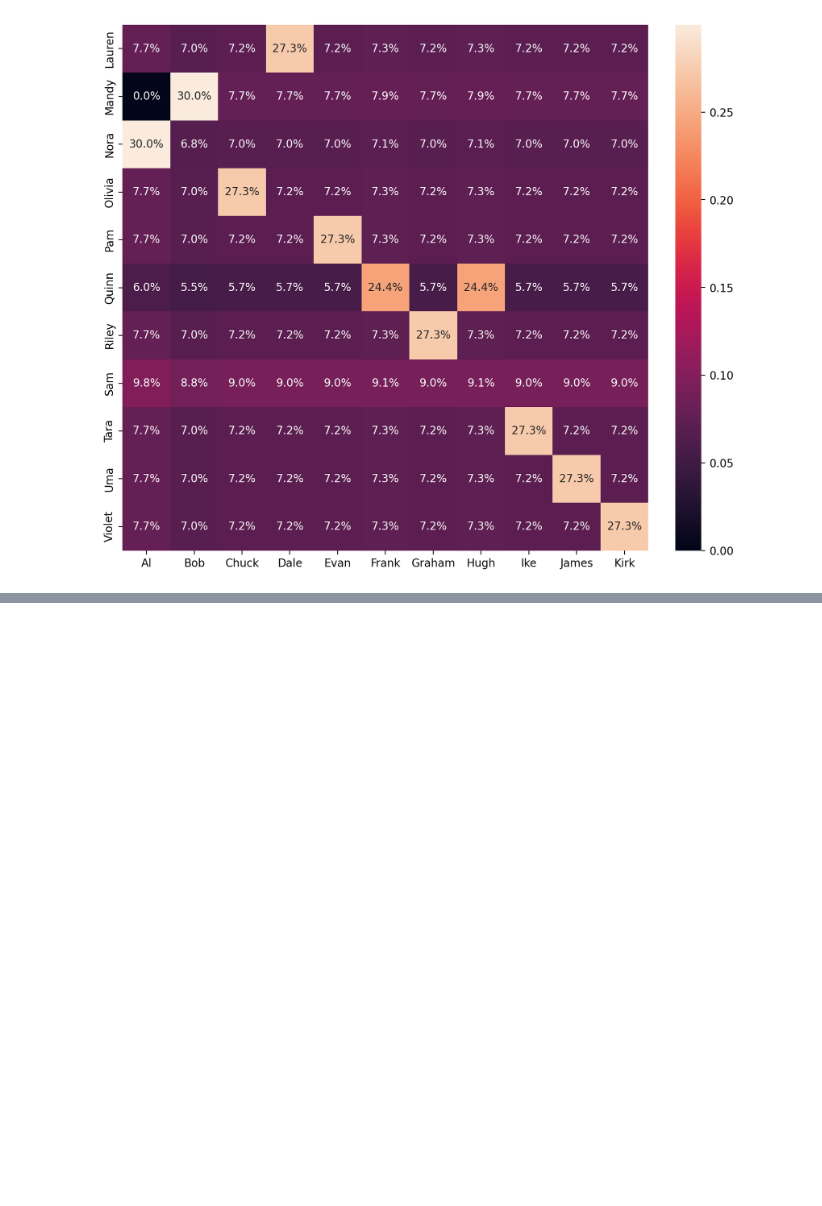
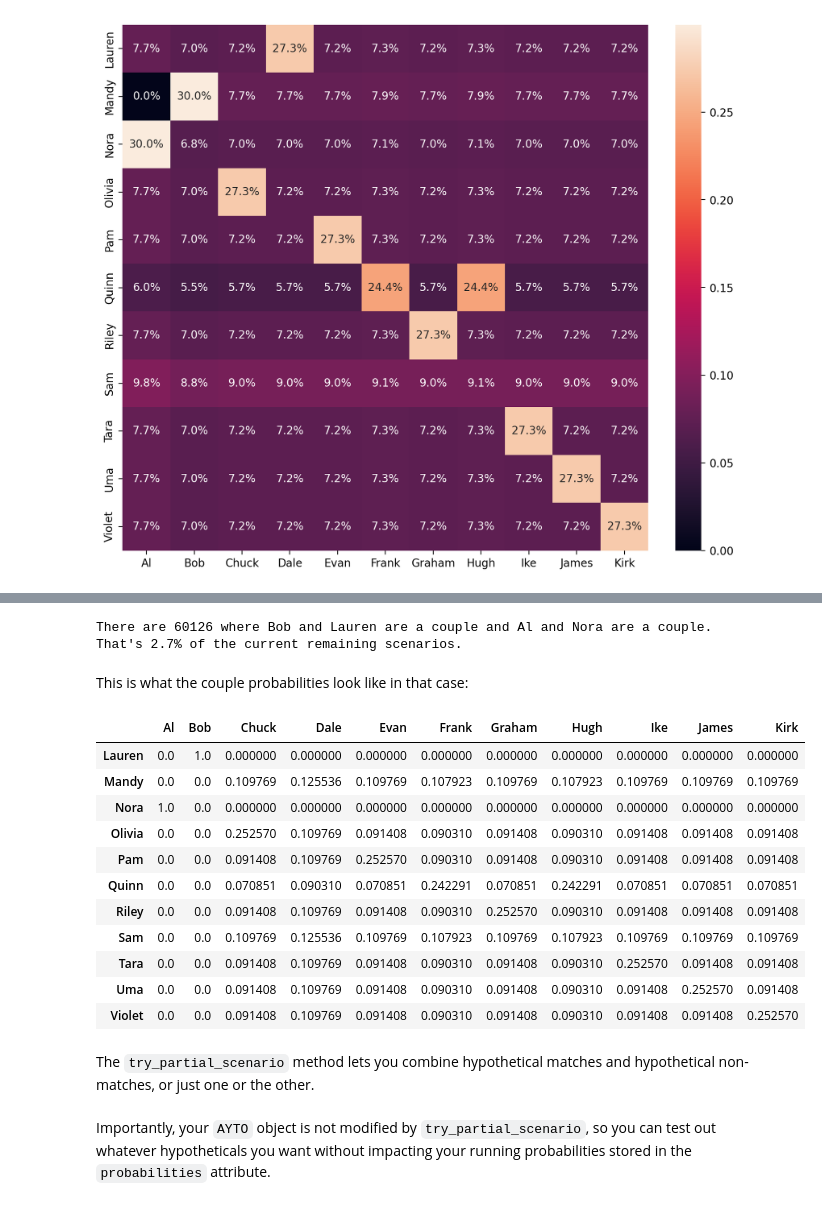
Before and after one commit to daturkel/ayto, a Jupyter notebook: demo.ipynb, the cells around one changed output, grey strips where cells are left out. Drawn from its saved outputs; the diff is of its cells as text; code cells hidden in the pictures; blank space fills up the shorter version.

```diff
--- a/demo.ipynb
+++ b/demo.ipynb
@@ -142,0 +172,29 @@ g = sns.heatmap(season.probabilities, annot=True, fmt="0.1%", ax=ax, square=True
+# %%
+num_scenarios, probability, couple_probabilities = season.try_partial_scenario(
+    matches=[("Bob", "Lauren"), ("Al", "Nora")]
+)
+
+print(f"There are {num_scenarios} where Bob and Lauren are a couple and Al and Nora are a couple.")
+print(f"That's {round(100 * probability, 1)}% of the current remaining scenarios.")
+# %% [output]
+There are 60126 where Bob and Lauren are a couple and Al and Nora are a couple.
+That's 2.7% of the current remaining scenarios.
+# %% [markdown]
+This is what the couple probabilities look like in that case:
+# %%
+couple_probabilities
+# %% [output]
+|  | Al | Bob | Chuck | Dale | Evan | Frank | Graham | Hugh | Ike | James | Kirk |
+| Lauren | 0.0 | 1.0 | 0.000000 | 0.000000 | 0.000000 | 0.000000 | 0.000000 | 0.000000 | 0.000000 | 0.000000 | 0.000000 |
+| Mandy | 0.0 | 0.0 | 0.109769 | 0.125536 | 0.109769 | 0.107923 | 0.109769 | 0.107923 | 0.109769 | 0.109769 | 0.109769 |
+| Nora | 1.0 | 0.0 | 0.000000 | 0.000000 | 0.000000 | 0.000000 | 0.000000 | 0.000000 | 0.000000 | 0.000000 | 0.000000 |
+| Olivia | 0.0 | 0.0 | 0.252570 | 0.109769 | 0.091408 | 0.090310 | 0.091408 | 0.090310 | 0.091408 | 0.091408 | 0.091408 |
+| Pam | 0.0 | 0.0 | 0.091408 | 0.109769 | 0.252570 | 0.090310 | 0.091408 | 0.090310 | 0.091408 | 0.091408 | 0.091408 |
+| Quinn | 0.0 | 0.0 | 0.070851 | 0.090310 | 0.070851 | 0.242291 | 0.070851 | 0.242291 | 0.070851 | 0.070851 | 0.070851 |
+| Riley | 0.0 | 0.0 | 0.091408 | 0.109769 | 0.091408 | 0.090310 | 0.252570 | 0.090310 | 0.091408 | 0.091408 | 0.091408 |
+| Sam | 0.0 | 0.0 | 0.109769 | 0.125536 | 0.109769 | 0.107923 | 0.109769 | 0.107923 | 0.109769 | 0.109769 | 0.109769 |
+| Tara | 0.0 | 0.0 | 0.091408 | 0.109769 | 0.091408 | 0.090310 | 0.091408 | 0.090310 | 0.252570 | 0.091408 | 0.091408 |
+| Uma | 0.0 | 0.0 | 0.091408 | 0.109769 | 0.091408 | 0.090310 | 0.091408 | 0.090310 | 0.091408 | 0.252570 | 0.091408 |
+| Violet | 0.0 | 0.0 | 0.091408 | 0.109769 | 0.091408 | 0.090310 | 0.091408 | 0.090310 | 0.091408 | 0.091408 | 0.252570 |
+# %% [markdown]
+The `try_partial_scenario` method lets you combine hypothetical matches and hypothetical non-matches, or just one or the other.
@@ -143,3 +209,5 @@ g = sns.heatmap(season.probabilities, annot=True, fmt="0.1%", ax=ax, square=True
+# %% [markdown]
+Importantly, your `AYTO` object is not modified by `try_partial_scenario`, so you can test out whatever hypotheticals you want without impacting your running probabilities stored in the `probabilities` attribute.
 # %% [markdown]
 ## Other notes
 
```
Also changed, not shown: parts of 10 cells of this notebook, 1 other file.
